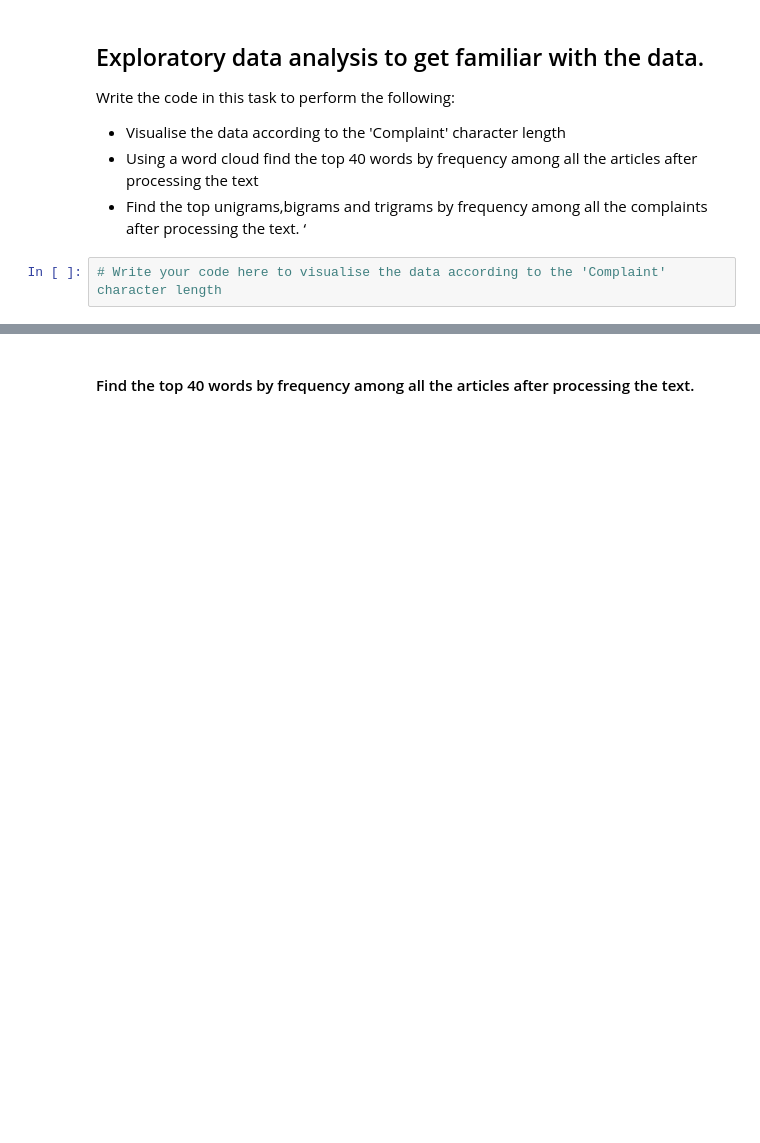
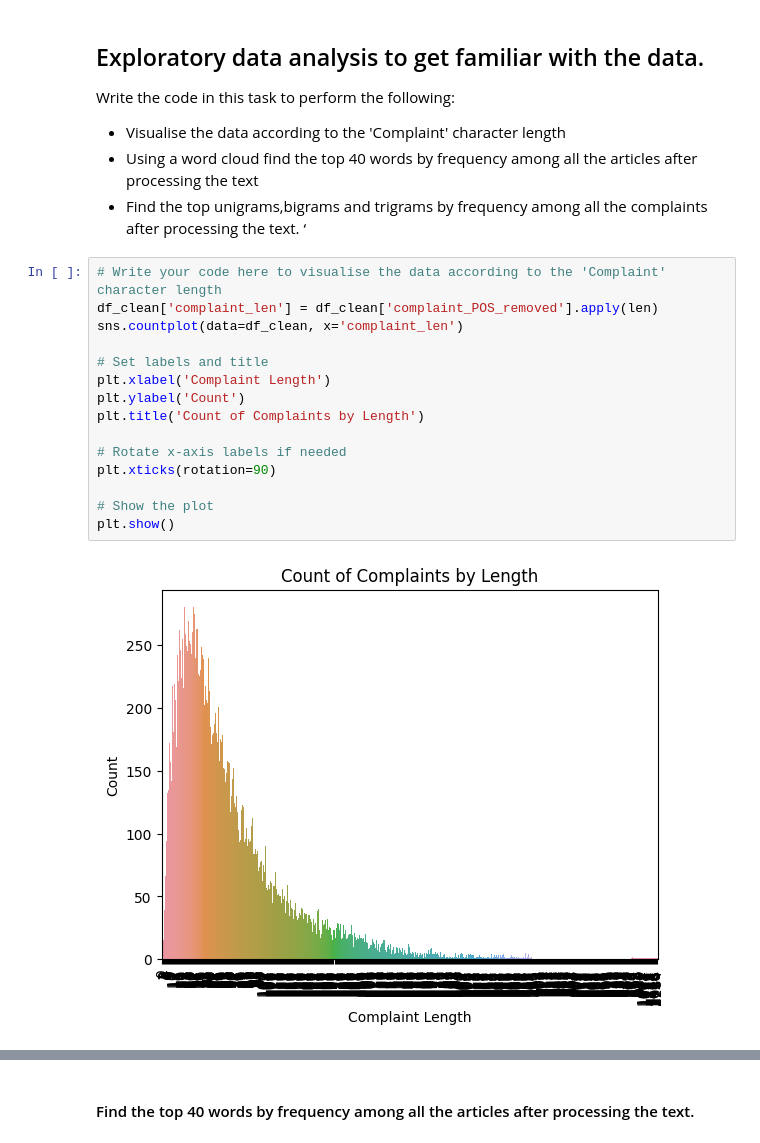
Before and after one commit to hargurjeet/NLP_Automatic_Ticket_Classification, a Jupyter notebook: Automatic_Ticket_Classification_Assignment.ipynb, the cells around one changed output, grey strips where cells are left out. Cells and saved outputs as stored; diff of their text form; blank space fills up the shorter version.

```diff
--- a/Automatic_Ticket_Classification_Assignment.ipynb
+++ b/Automatic_Ticket_Classification_Assignment.ipynb
@@ -328,5 +326,20 @@ Write the code in this task to perform the following:
 *   Visualise the data according to the 'Complaint' character length
 *   Using a word cloud find the top 40 words by frequency among all the articles after processing the text
 *   Find the top unigrams,bigrams and trigrams by frequency among all the complaints after processing the text. ‘
-# %%
-# Write your code here to visualise the data according to the 'Complaint' character length
+# %%
+# Write your code here to visualise the data according to the 'Complaint' character length
+df_clean['complaint_len'] = df_clean['complaint_POS_removed'].apply(len)
+sns.countplot(data=df_clean, x='complaint_len')
+
+# Set labels and title
+plt.xlabel('Complaint Length')
+plt.ylabel('Count')
+plt.title('Count of Complaints by Length')
+
+# Rotate x-axis labels if needed
+plt.xticks(rotation=90)
+
+# Show the plot
+plt.show()
+# %% [output]
+[figure, added]
```
Also changed, not shown: parts of 6 cells of this notebook.
